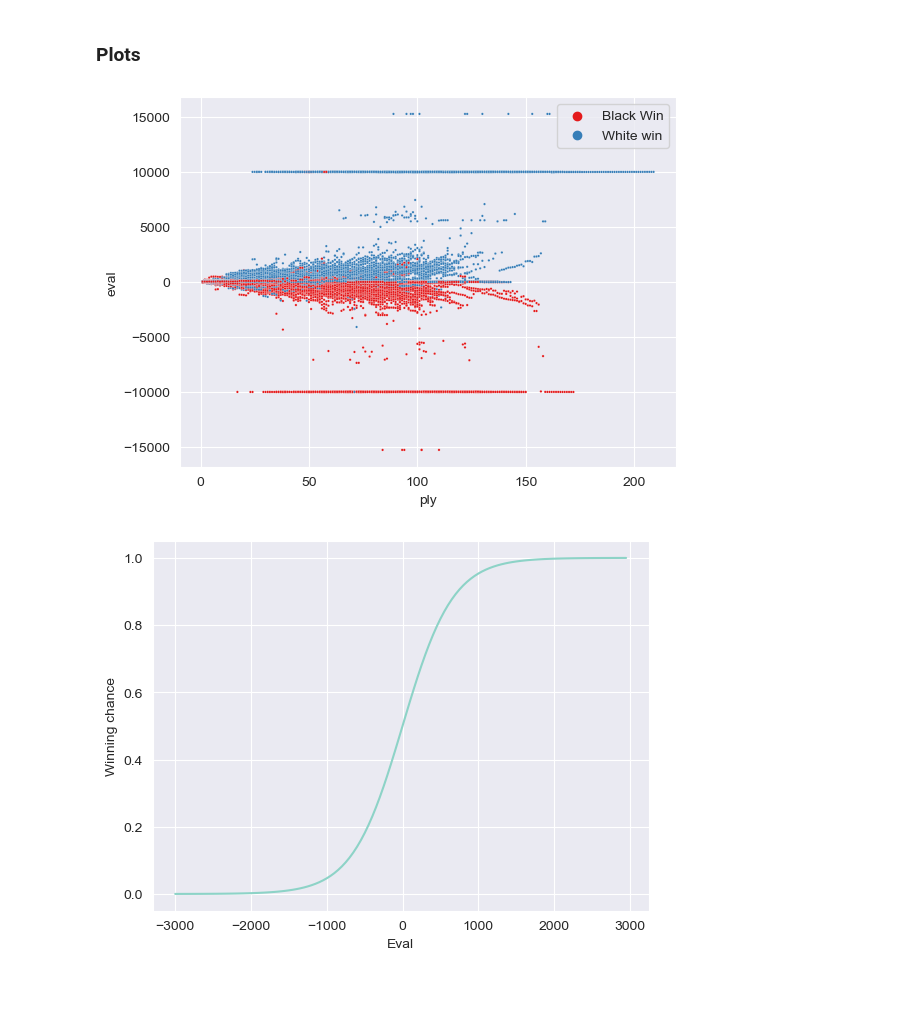
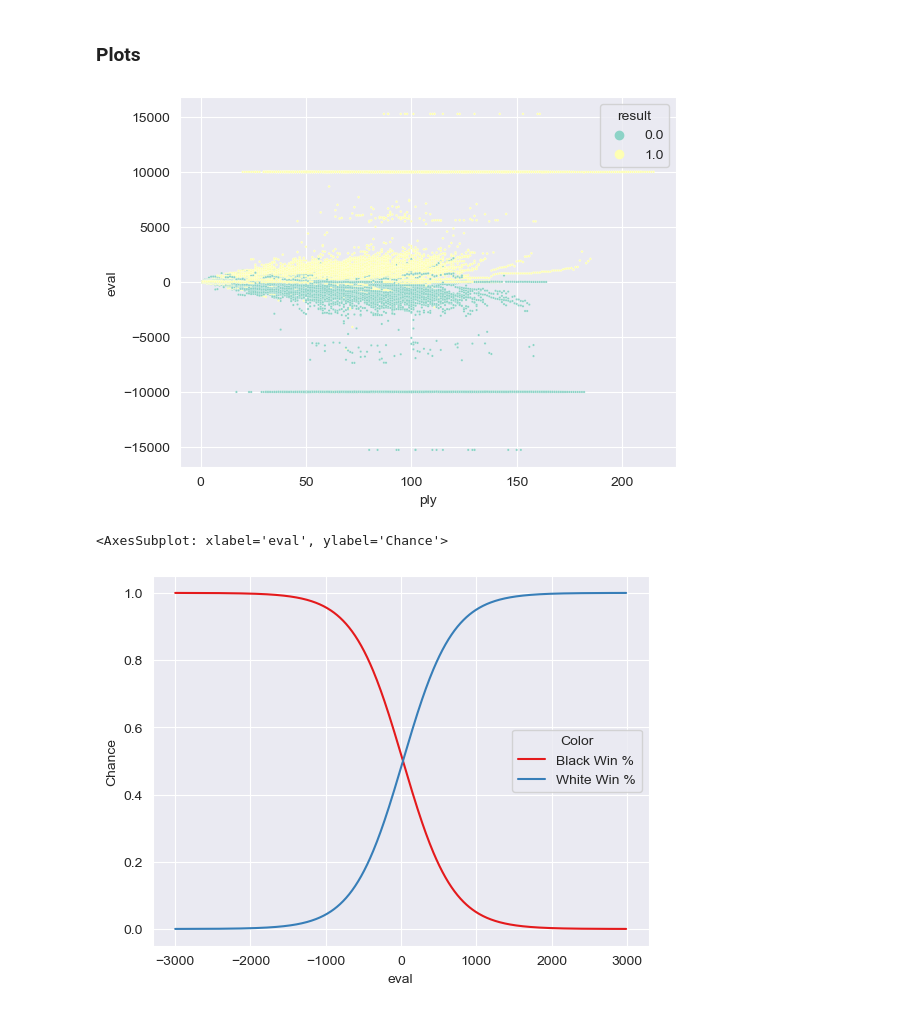
Before and after one commit to SandroMartens/Lichess-Win-Predictions, a Jupyter notebook: win_prob.ipynb, the cells around one changed output. Drawn from its saved outputs; the diff is of its cells as text; code cells hidden in the pictures.

```diff
--- a/win_prob.ipynb
+++ b/win_prob.ipynb
@@ -25,6 +26,9 @@ def dict_factory(cursor, row):
 query1 = """
     SELECT
         g.result,
+        --g.start_time + 40 * g.increment as total_time,
+        g.increment,
+        g.start_time,
         g.url,
         p.eval,
         p.ply,
@@ -38,23 +42,6 @@ query1 = """
         AND p.eval is not NULL
     """
 
-query2 = """
-    SELECT
-        g.result,
-        g.elo_white - g.elo_black as elo_dif
-    FROM games g
-    WHERE g.result != 0
-    """
-
-query3 = """
-    SELECT
-        p.eval,
-        COUNT(g.url)
-    FROM positions p JOIN games g
-    ON g.rowid = p.game_id
-    GROUP BY g.url
-    """
-
 with sqlite3.connect("games.sqlite") as con:
     con.row_factory = dict_factory
     res = con.execute(query1)
@@ -179,35 +176,43 @@ plt.savefig("images\\tmp\\confusion_matrix_with_elo.png", dpi=300, facecolor="wh
 # %%
 pd.set_option("mode.chained_assignment", None)
 
-data_plot = data[["eval", "ply", "elo_dif", "result"]]
+data_plot = data[["eval", "ply", "elo_dif", "result", "increment", "start_time"]]
 data_plot.loc[:, "result"] = (data_plot.loc[:, "result"] + 1).copy() / 2
 
 g = sns.scatterplot(
     data_plot,
     x="ply",
     y="eval",
     hue="result",
     s=3,
-    palette="Set1",
+    # palette="viridis",
 )
-legend = ["Black Win", "White win"]
-handles, labels = g.get_legend_handles_labels()
-g.legend(handles, legend)
+legend = ["Black Win", "Draw", "White win",]
+# handles, labels = g.get_legend_handles_labels()
+# g.legend(handles, legend)
 
-plt.savefig("images\\tmp\\ply_eval.png", dpi=300, facecolor="white")
+# plt.savefig("images\\tmp\\ply_eval.png", dpi=300, facecolor="white")
 # %% [output]
-[figure, old version]
+[figure, new version]
 # %%
-cps = np.arange(-3_000, 3_000, 50)
-data_plot = pd.DataFrame(
-    [cps, model.predict_proba(cps.reshape(-1, 1))[:, 1]],
-    index=["Eval", "Winning chance"],
-).T
+cps = pd.DataFrame(np.arange(-3000, 3000, 10), columns=["eval"])
+pred = pd.DataFrame(
+    model.predict_proba(cps),
+    columns=[
+        "Black Win %",
+        # "Draw %",
+        "White Win %",
+    ],
+)
+data_plot = pd.concat([cps, pred], axis=1)
 
-sns.lineplot(data=data_plot, x="Eval", y="Winning chance")
-plt.savefig("images\\tmp\\eval_winchance.png", dpi=300, facecolor="white")
+df_melted = data_plot.melt("eval", var_name="Color", value_name="Chance")
+
+sns.lineplot(data=df_melted, x="eval", y="Chance", hue="Color", palette="Set1")
+# plt.savefig("images\\tmp\\eval_winchance.png", dpi=300, facecolor="white")
 # %% [output]
+<AxesSubplot: xlabel='eval', ylabel='Chance'>
-[figure, old version]
+[figure, new version]
 # %%
 def p(X, exponent, intercept):
     p = 1 / (1 + np.exp(-X * exponent - intercept))
```
Also changed, not shown: parts of 4 cells of this notebook, 5 other files.
